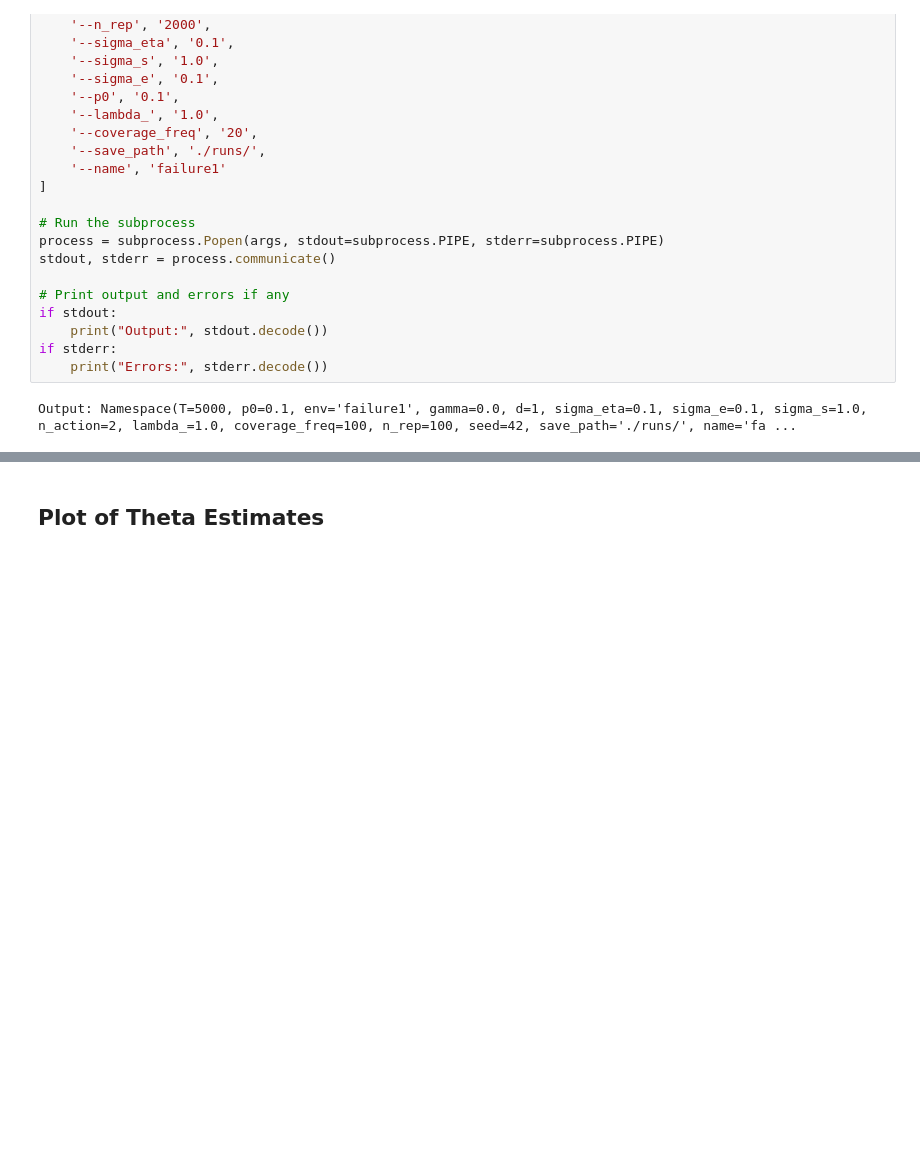
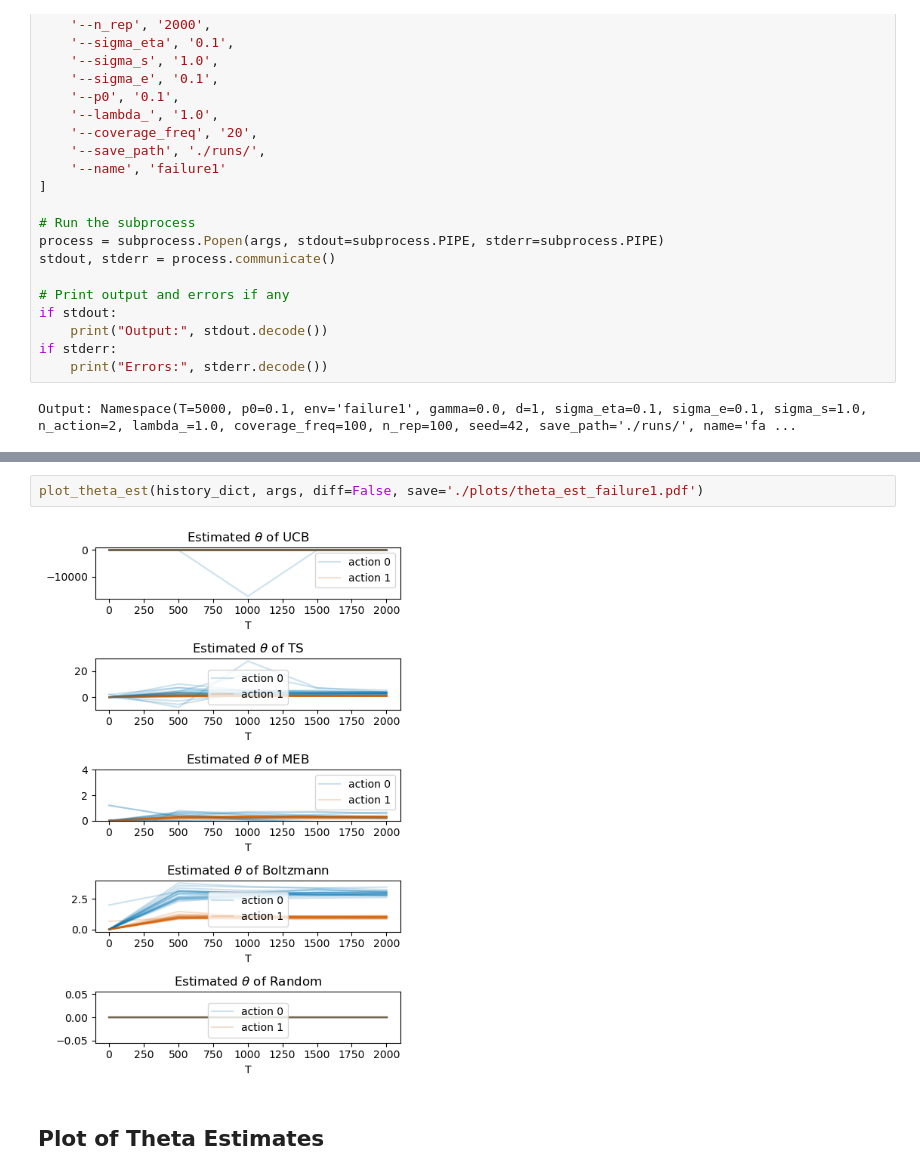
Before and after one commit to ZipingXu/Predicted_context_inference, a Jupyter notebook: failure1.ipynb, the cells around one changed output, grey strips where cells are left out. Cells and saved outputs as stored; diff of their text form; blank space fills up the shorter version.

```diff
--- a/failure1.ipynb
+++ b/failure1.ipynb
@@ -77,3 +76,7 @@ plot_coverage(history_dict, args, save='./plots/coverage_failure1.pdf')
+# %%
+plot_theta_est(history_dict, args, diff=False, save='./plots/theta_est_failure1.pdf')
+# %% [output]
+[figure, added]
 # %% [markdown]
 ## Plot of Theta Estimates
 # %% [markdown]
```
Also changed, not shown: parts of 6 cells of this notebook, 16 other files.
